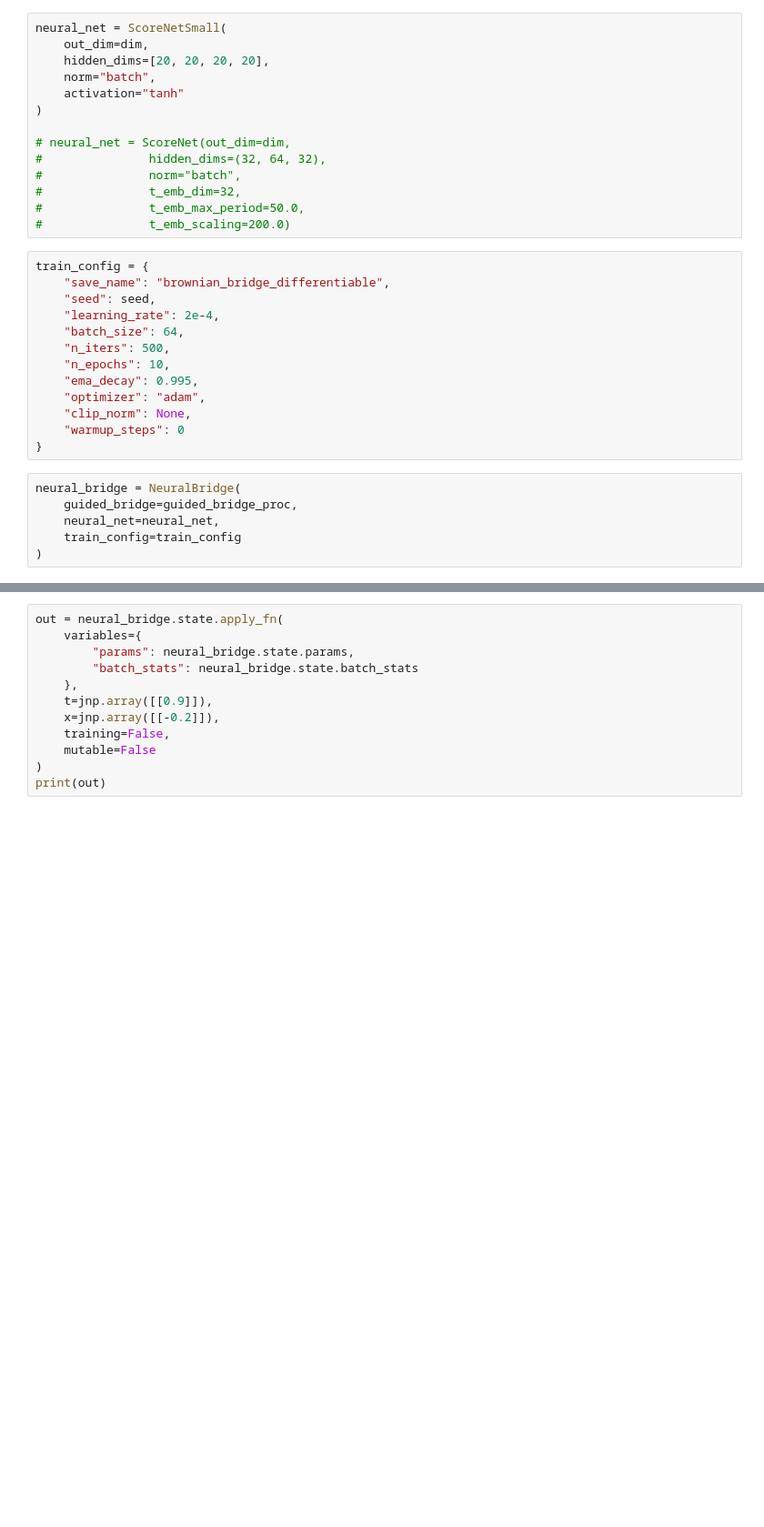
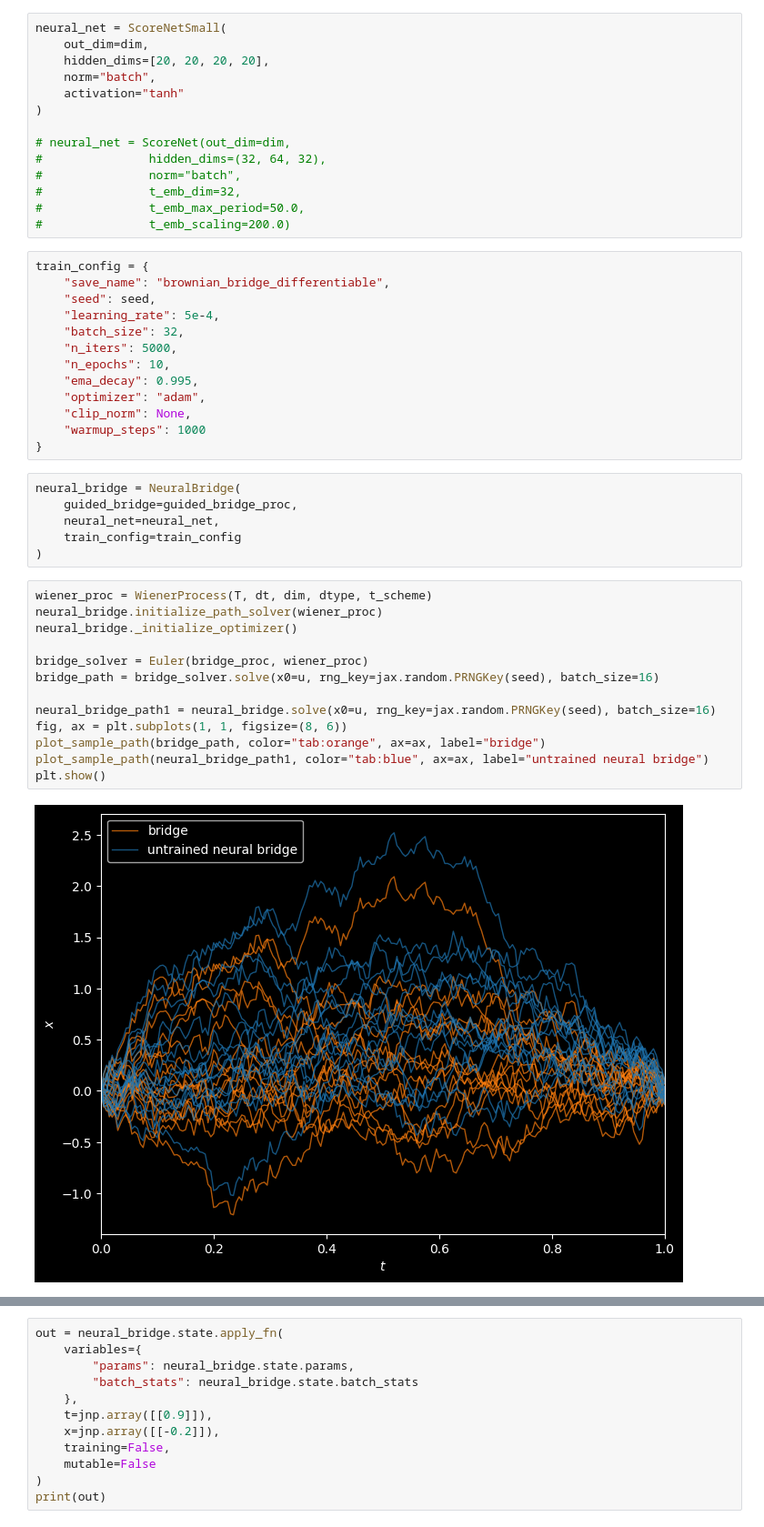
Before and after one commit to bookdiver/neuralbridge, a Jupyter notebook: notebooks/linear_model_differentiable.ipynb, the cells around one changed output, grey strips where cells are left out. Shown at 91% size. Saved outputs shown, nothing was run; the diff lists cells and outputs as text; blank space fills up the shorter version.

```diff
--- a/notebooks/linear_model_differentiable.ipynb
+++ b/notebooks/linear_model_differentiable.ipynb
@@ -68,14 +68,14 @@ neural_net = ScoreNetSmall(
 train_config = {
     "save_name": "brownian_bridge_differentiable",
     "seed": seed,
-    "learning_rate": 2e-4,
-    "batch_size": 64,
-    "n_iters": 500,
+    "learning_rate": 5e-4,
+    "batch_size": 32,
+    "n_iters": 5000,
     "n_epochs": 10,
     "ema_decay": 0.995,
     "optimizer": "adam",
     "clip_norm": None,
-    "warmup_steps": 0
+    "warmup_steps": 1000
 }
 # %%
 neural_bridge = NeuralBridge(
@@ -83,4 +83,19 @@ neural_bridge = NeuralBridge(
     neural_net=neural_net,
     train_config=train_config
 )
+# %%
+wiener_proc = WienerProcess(T, dt, dim, dtype, t_scheme)
+neural_bridge.initialize_path_solver(wiener_proc)
+neural_bridge._initialize_optimizer()
+
+bridge_solver = Euler(bridge_proc, wiener_proc)
+bridge_path = bridge_solver.solve(x0=u, rng_key=jax.random.PRNGKey(seed), batch_size=16)
+
+neural_bridge_path1 = neural_bridge.solve(x0=u, rng_key=jax.random.PRNGKey(seed), batch_size=16)
+fig, ax = plt.subplots(1, 1, figsize=(8, 6))
+plot_sample_path(bridge_path, color="tab:orange", ax=ax, label="bridge")
+plot_sample_path(neural_bridge_path1, color="tab:blue", ax=ax, label="untrained neural bridge")
+plt.show()
+# %% [output]
+[figure, added]
 # %%
```
Also changed, not shown: parts of 5 cells of this notebook, 4 other files.
